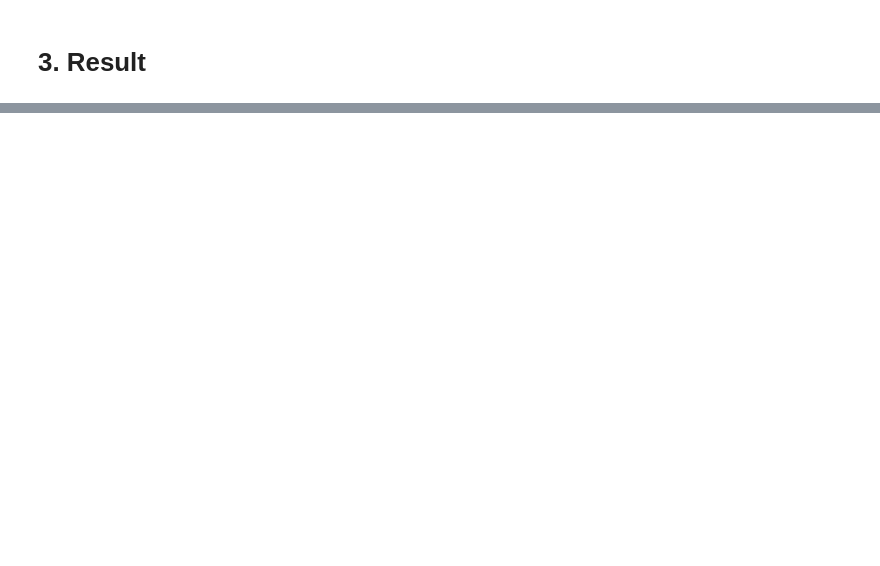
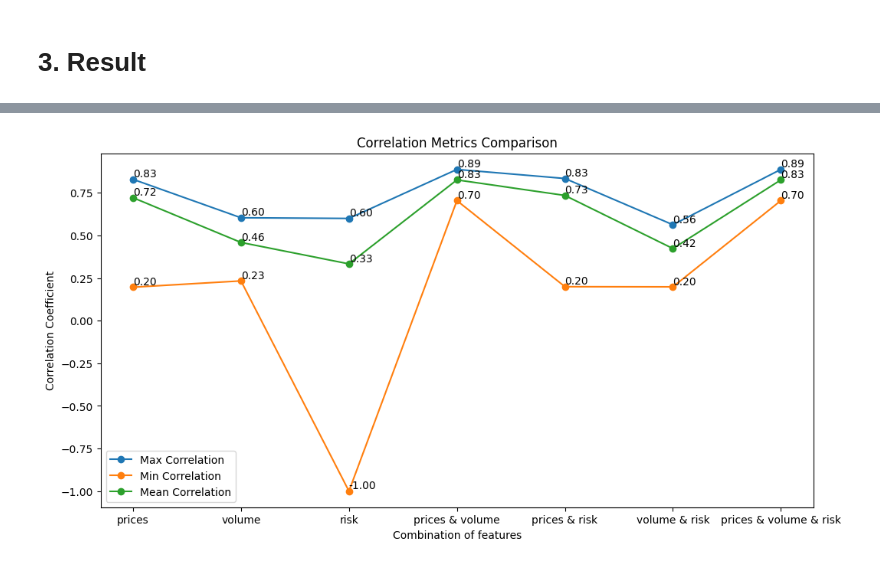
Before and after one commit to 18K-Means-Clustering/SnP500-Stock-Clustering, a Jupyter notebook: Stock_Sector_Clustering.ipynb, the cells around one changed output, grey strips where cells are left out. Cells and saved outputs as stored; diff of their text form; code cells hidden in the pictures; blank space fills up the shorter version.

```diff
--- a/Stock_Sector_Clustering.ipynb
+++ b/Stock_Sector_Clustering.ipynb
@@ -212,0 +293,25 @@ plt.show()
+# %%
+labels = list(df_max_corr_dict.keys())
+max_values = list(df_max_corr_dict.values())
+min_values = list(df_min_corr_dict.values())
+mean_values = list(df_mean_corr_dict.values())
+
+plt.figure(figsize=(12, 6))
+plt.plot(labels, max_values, marker='o', label='Max Correlation')
+plt.plot(labels, min_values, marker='o', label='Min Correlation')
+plt.plot(labels, mean_values, marker='o', label='Mean Correlation')
+
+for x, y_max, y_min, y_mean in zip(labels, max_values, min_values, mean_values):
+    plt.text(x, y_max, f'{y_max:.2f}', ha='left', va='bottom')
+    plt.text(x, y_min, f'{y_min:.2f}', ha='left', va='bottom')
+    plt.text(x, y_mean, f'{y_mean:.2f}', ha='left', va='bottom')
+
+plt.title('Correlation Metrics Comparison')
+plt.xlabel('Combination of features')
+plt.ylabel('Correlation Coefficient')
+
+plt.legend()
+
+plt.show()
+# %% [output]
+[figure, added]
```
Also changed, not shown: parts of 9 cells of this notebook.
